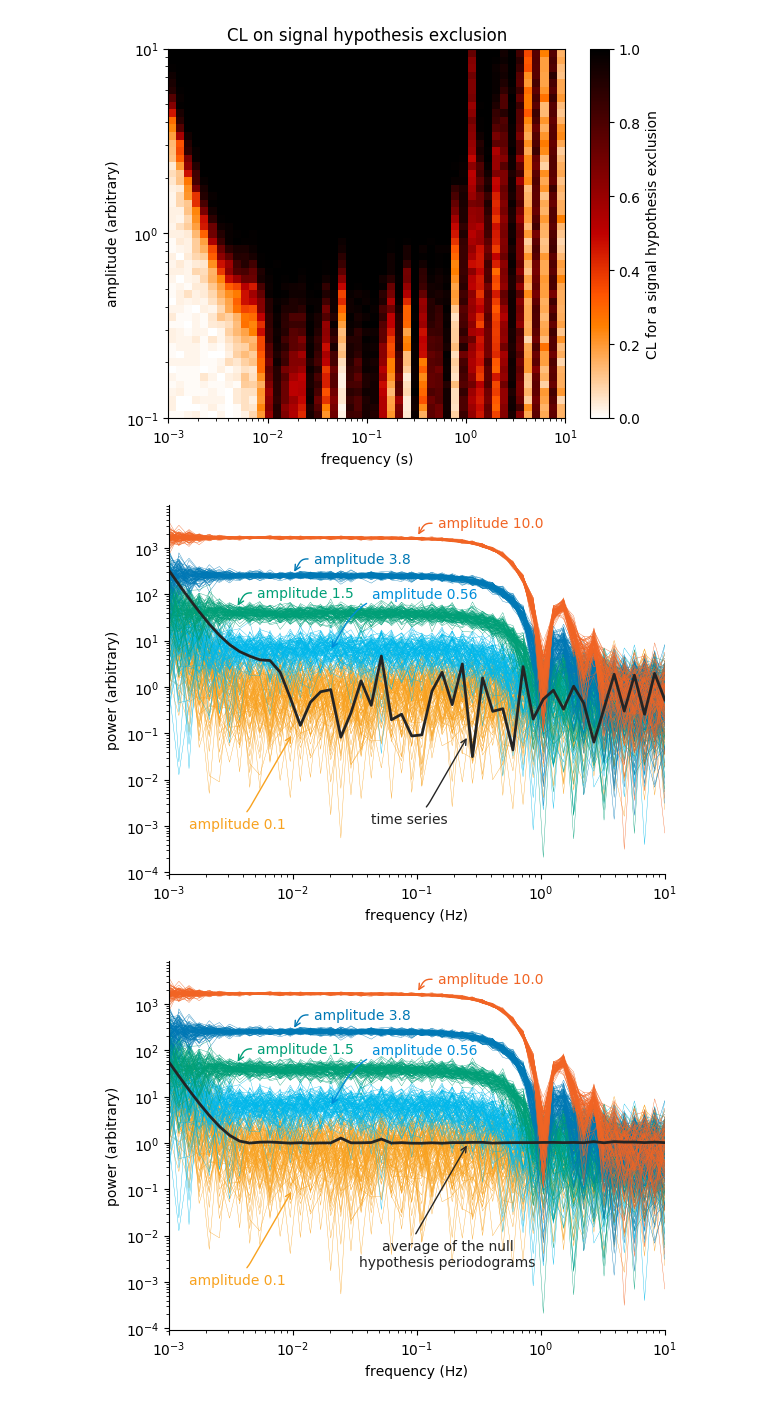
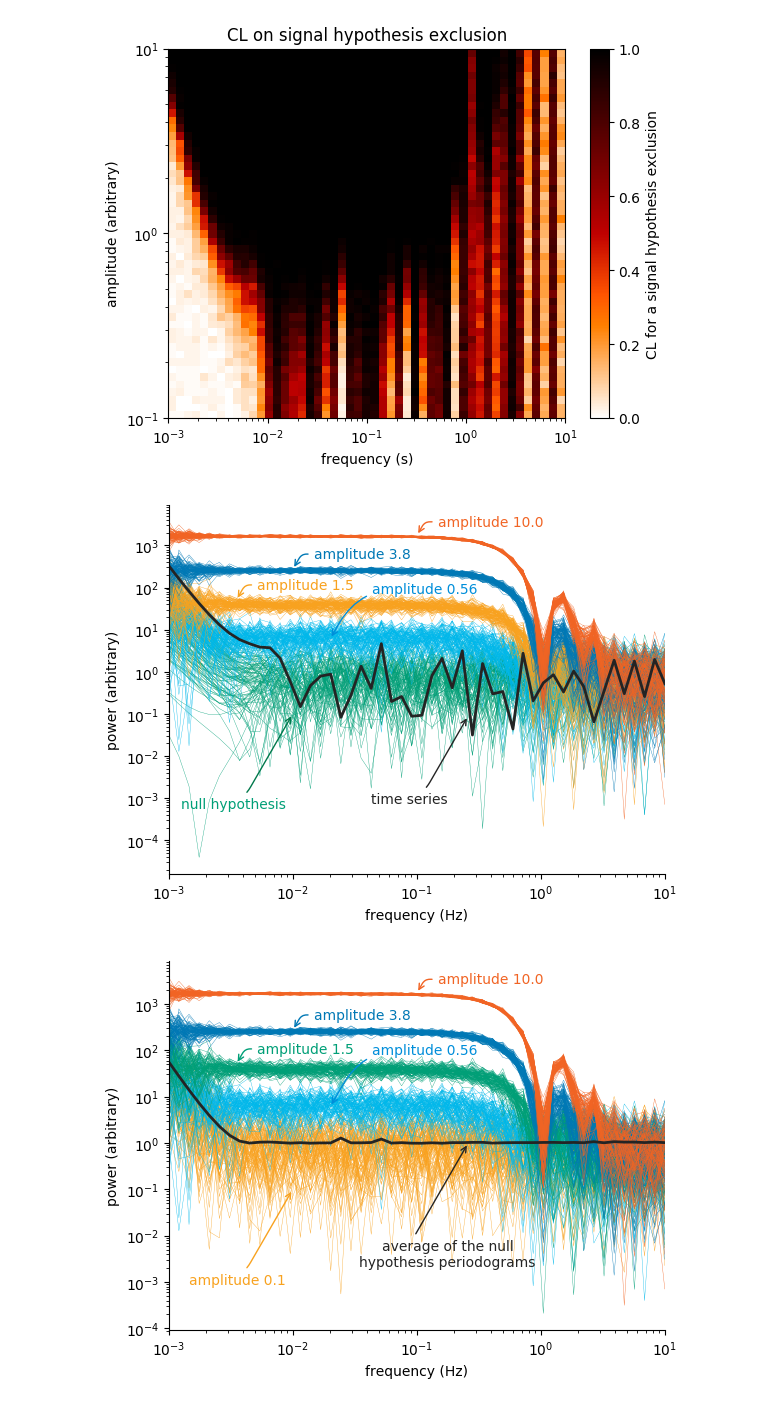
Before and after one commit to rawlik/rawlik-phd-thesis, a Jupyter notebook: calculations/alp_plots.ipynb, the cells around one changed output. Drawn from its saved outputs; the diff is of its cells as text; code cells hidden in the pictures.

```diff
--- a/calculations/alp_plots.ipynb
+++ b/calculations/alp_plots.ipynb
@@ -630,11 +630,15 @@ savefig("../gfx/axions/basic_exclusion_noCls.pdf")
 # %% [output]
 [figure]
 # %%
-mycolors = ["C1", "C2", "C3", "C5", "C6"]
+mycolors = ["C3", "C2", "C1", "C5", "C6"]
 
-for (mycolor, i) in zip(mycolors, [1, 10, 15, 20, 25] .* 50 .÷ 25 )
-    plot(exclfreqs, signalperiodograms[:, i, 1], lw = 0.25, color = mycolor, label = "amplitude $(signif(exclampls[i], 2))")
-    for j in 2:100
+for j in 1:100
+    plot(exclfreqs, exclnullperiodograms[:, j], lw = 0.25, color = mycolors[1])
+end
+
+
+for (mycolor, i) in zip(mycolors[2:end], [10, 15, 20, 25] .* 50 .÷ 25 )
+    for j in 1:100
         plot(exclfreqs, signalperiodograms[:, i, j], lw = 0.25, color = mycolor)
     end
 end
@@ -674,7 +678,7 @@ annotate("amplitude 1.5", color = mycolors[3],
 
 annotate("amplitude 0.56", color = brighten(mycolors[2], -0.8),
          xy=(2e-2, 6e0), xycoords="data",
-         xytext=(30, 41), textcoords="offset points",
+         xytext=(30, 36), textcoords="offset points",
          horizontalalignment = "left",
          verticalalignment = "center",
          arrowprops = Dict("arrowstyle" => "->",
@@ -682,38 +686,38 @@ annotate("amplitude 0.56", color = brighten(mycolors[2], -0.8),
                            "color" => brighten(mycolors[2], -0.8)))
 
 
-annotate("amplitude 0.1", color = mycolors[1],
+annotate("null hypothesis", color = mycolors[1],
          xy=(1e-2, 1e-1), xycoords="data",
          xytext=(-5, -65), textcoords="offset points",
          horizontalalignment = "right",
          verticalalignment = "center",
          arrowprops = Dict("arrowstyle" => "->",
                            "connectionstyle" => "angle,angleA=180,angleB=-120,rad=20",
-                           "color" => mycolors[1]))
+                           "color" => brighten(mycolors[1], -0.6)))
 
 annotate("time series", color = "C0",
          xy=(2.6e-1, 0.9e-1), xycoords="data",
          xytext=(-15, -60), textcoords="offset points",
          horizontalalignment = "right",
          verticalalignment = "center",
          arrowprops = Dict("arrowstyle" => "->",
                            "connectionstyle" => "angle,angleA=180,angleB=-120,rad=20",
                            "color" => "C0"))
 
 
 # legend(fontsize = "small", ncol = 3)
 
 xlabel("frequency (Hz)")
 ylabel("power (arbitrary)")
 
 margins(x = 0)
 
 xscale("log")
 yscale("log")
 
 savefig("../gfx/axions/basic_exclusion_sensitivity.pdf")
 # %% [output]
-[figure, old version]
+[figure, new version]
 # %%
 mycolors = ["C1", "C2", "C3", "C5", "C6"]
 
```
Also changed, not shown: 1 other file.
